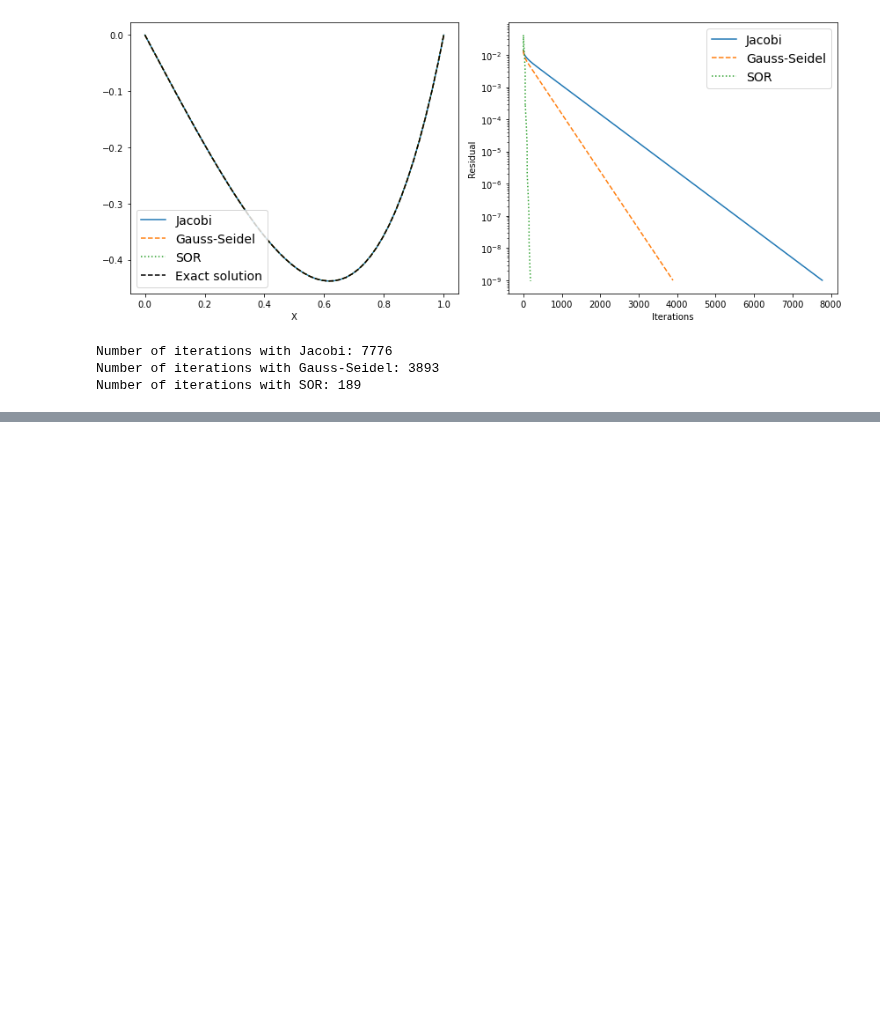
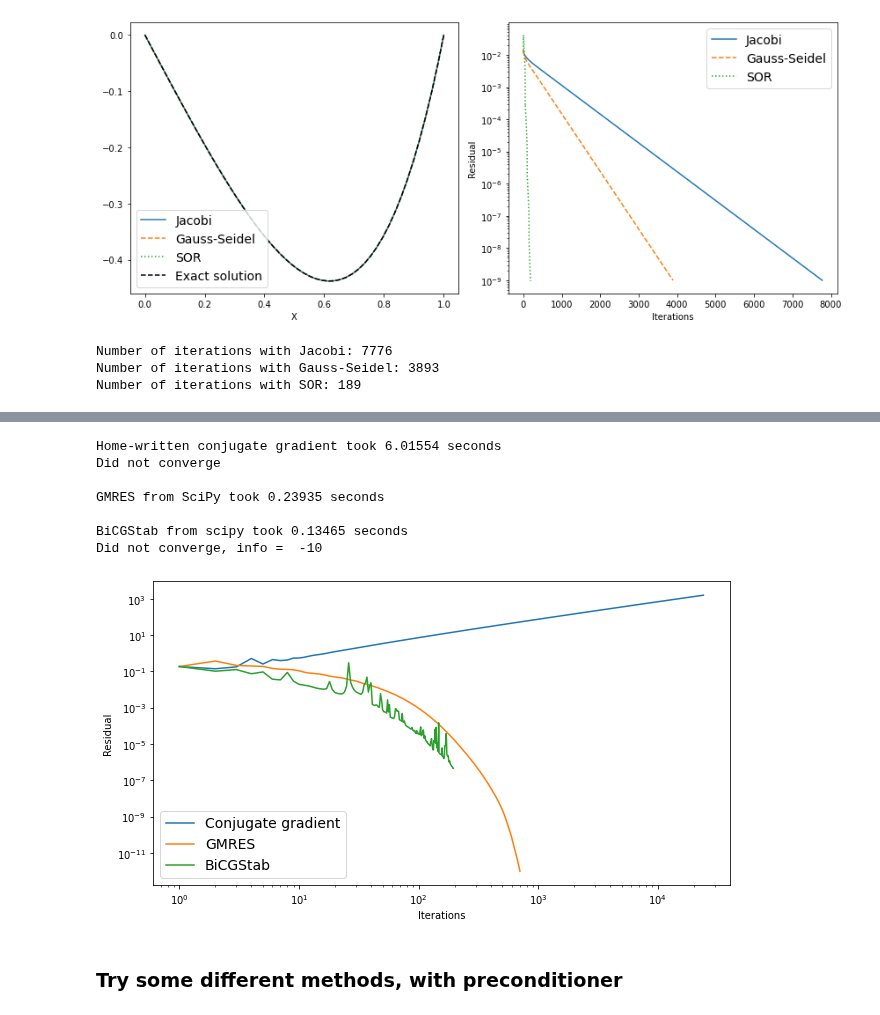
Before and after one commit to nordam/ComputationalPhysics, a Jupyter notebook: Notebooks/10 - Linear Algebra.ipynb, the cells around one changed output, grey strips where cells are left out. Saved outputs shown, nothing was run; the diff lists cells and outputs as text; code cells hidden in the pictures; blank space fills up the shorter version.

```diff
--- a/Notebooks/10 - Linear Algebra.ipynb
+++ b/Notebooks/10 - Linear Algebra.ipynb
@@ -737,7 +758,7 @@ R = diags((sub_diag, main_diag, super_diag), offsets = (-1, 0, 1))
 # (see equations above)
 L = diags((-sub_diag, 2 - main_diag, -super_diag), offsets = (-1, 0, 1))
 # Find inverse of L
-Linv = np.linalg.inv(L.todense())
+Linv = np.linalg.inv(L.toarray())
 # %%
 # Initial concentration
 mu = 0.5
@@ -1019,0 +1216,76 @@ Number of iterations with SOR: 189
+# %%
+# Create a callback that can let us keep track of residuals
+# when using methods from scipy.sparse.linalg
+class Callback():
+    def __init__(self, A, b, x0):
+        self.A = A
+        self.b = b
+        self.residuals = [np.linalg.norm(A.dot(x0) - b)]
+
+    def __call__(self, x):
+        if len(x.shape) > 0:
+            self.residuals.append(np.linalg.norm(self.A.dot(x) - self.b))
+        else:
+            self.residuals.append(x)
+# %%
+# Try some different methods, without preconditioner
+from scipy.sparse.linalg import bicgstab, gmres
+
+tol = 1e-12
+
+# Home-written conjugate gradient, see code above
+tic = time()
+x_CG, info, res_CG = CG(A, b, x0, tol = tol)
+toc = time()
+print(f'Home-written conjugate gradient took {toc - tic:.5f} seconds')
+if info != 0:
+    print('Did not converge')
+print()
+
+# GMRES from scipy.sparse.linalg (using callback to keep track of residuals)
+callback = Callback(A, b, x0)
+tic = time()
+x_GMRES, info = gmres(A, b, x0, tol = tol, maxiter = 10000, callback=callback, callback_type = 'pr_norm')
+toc = time()
+res_gmres = callback.residuals
+print(f'GMRES from SciPy took {toc - tic:.5f} seconds')
+if info != 0:
+    print('Did not converge, info = ', info)
+print()
+
+# BiCGStab from scipy.sparse.linalg (using callback to keep track of residuals)
+callback = Callback(A, b, x0)
+tic = time()
+x_bicgstab, info = bicgstab(A, b, x0, tol = tol, maxiter = 10000, callback=callback)
+toc = time()
+res_bicgstab = callback.residuals
+print(f'BiCGStab from scipy took {toc - tic:.5f} seconds')
+if info != 0:
+    print('Did not converge, info = ', info)
+print()
+
+
+
+# Plot residuals
+fig = plt.figure(figsize = (9, 5))
+plt.plot(np.arange(1, len(res_CG)+1), res_CG, label = 'Conjugate gradient')
+plt.plot(np.arange(1, len(res_gmres)+1), res_gmres, label = 'GMRES')
+plt.plot(np.arange(1, len(res_bicgstab)+1), res_bicgstab, label = 'BiCGStab')
+
+plt.yscale('log')
+plt.xscale('log')
+plt.legend(fontsize = 14)
+plt.ylabel('Residual')
+plt.xlabel('Iterations')
+plt.tight_layout()
+# %% [output]
+Home-written conjugate gradient took 6.01554 seconds
+Did not converge
+
+GMRES from SciPy took 0.23935 seconds
+
+BiCGStab from scipy took 0.13465 seconds
+Did not converge, info =  -10
+[figure, added]
+# %% [markdown]
+### Try some different methods, with preconditioner
```
Also changed, not shown: parts of 33 cells of this notebook, 7 other files.
